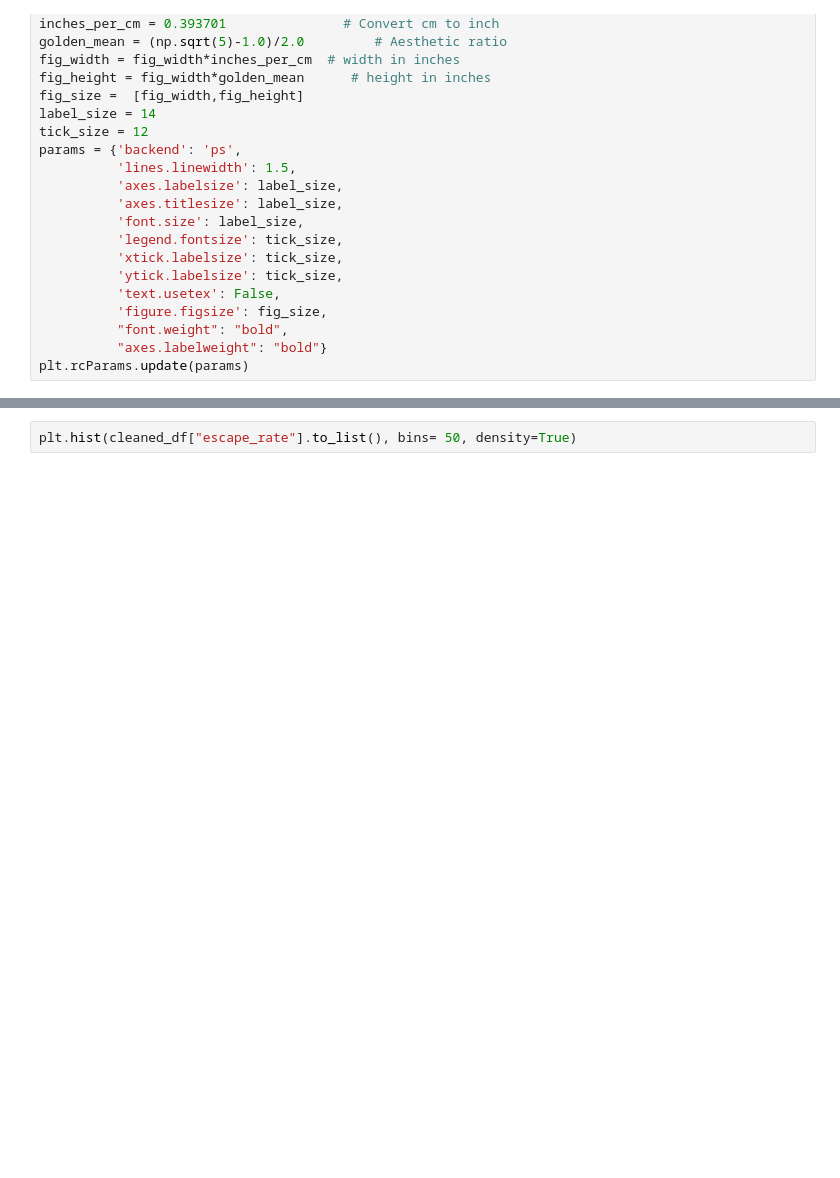
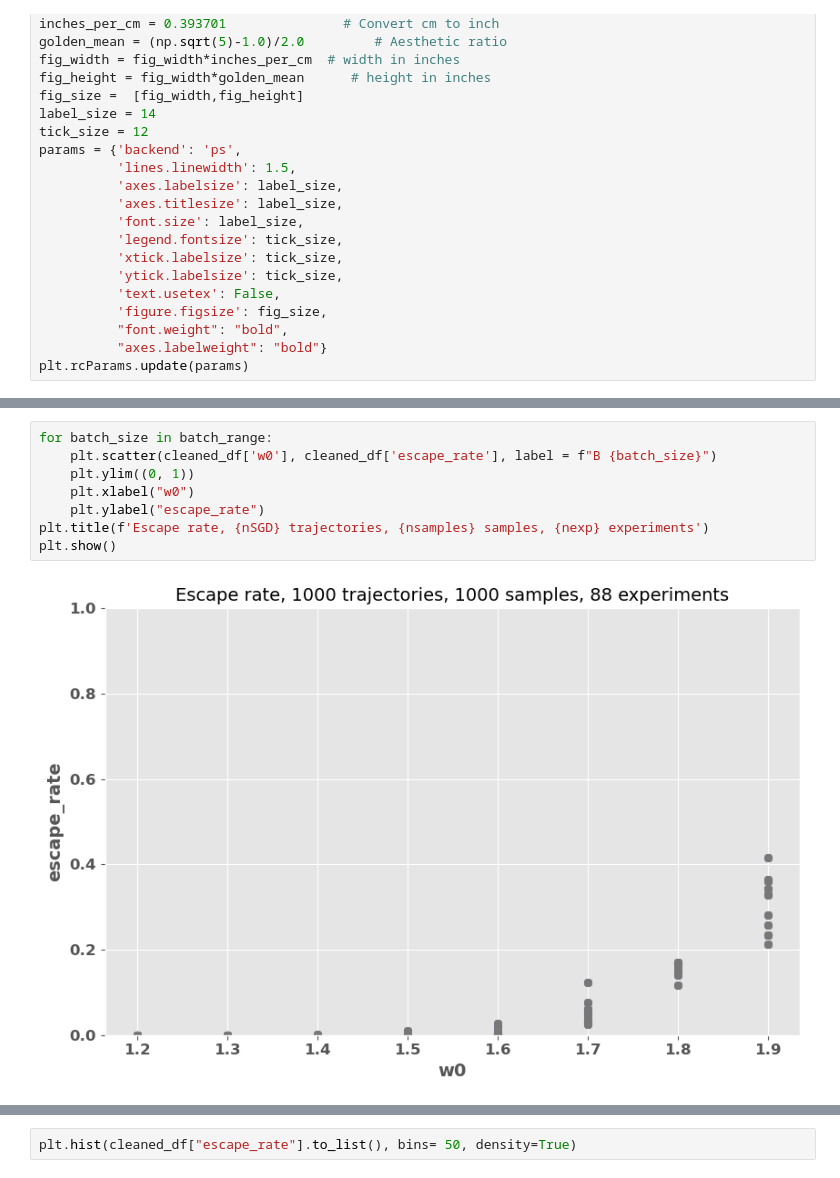
Before and after one commit to gcorlouer/SLTforSGD, a Jupyter notebook: notebooks/phase_diagram.ipynb, the cells around one changed output, grey strips where cells are left out. Drawn from its saved outputs; the diff is of its cells as text; blank space fills up the shorter version.

```diff
--- a/notebooks/phase_diagram.ipynb
+++ b/notebooks/phase_diagram.ipynb
@@ -114,3 +116,13 @@ print(len(batch_range))
+# %%
+for batch_size in batch_range:
+    plt.scatter(cleaned_df['w0'], cleaned_df['escape_rate'], label = f"B {batch_size}")
+    plt.ylim((0, 1))
+    plt.xlabel("w0")
+    plt.ylabel("escape_rate")
+plt.title(f'Escape rate, {nSGD} trajectories, {nsamples} samples, {nexp} experiments')
+plt.show()
+# %% [output]
+[figure, added]
 # %%
 %matplotlib inline
 from scipy.interpolate import griddata
```
Also changed, not shown: parts of 8 cells of this notebook, 3 other files.
